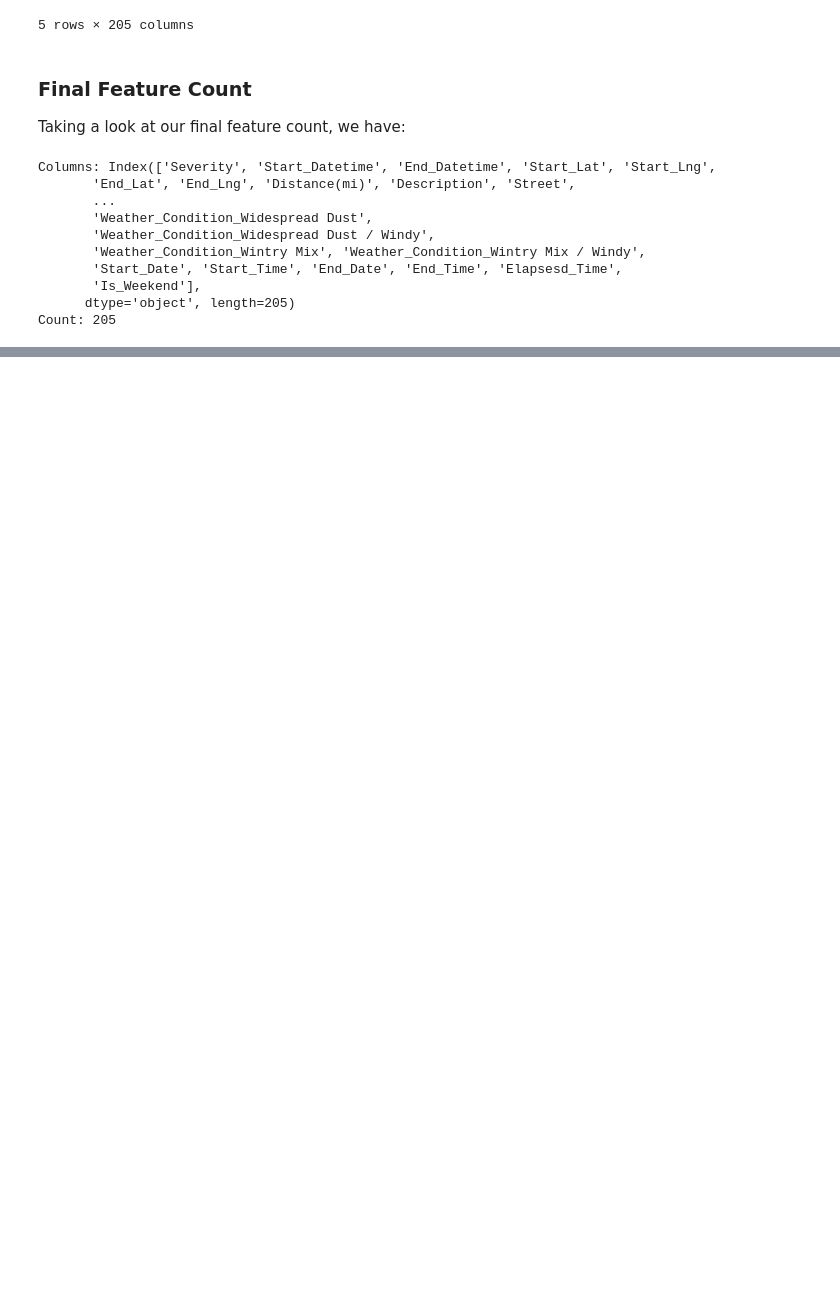
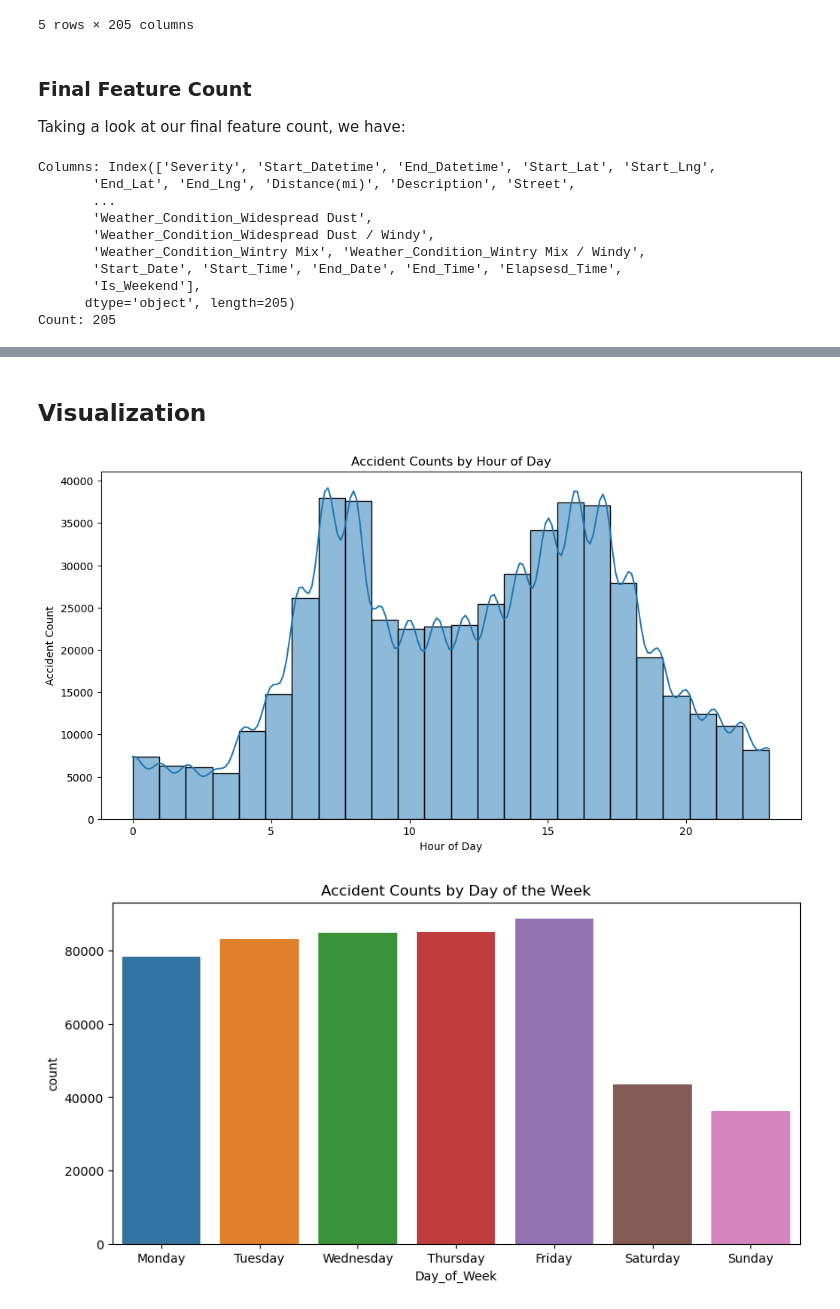
Before and after one commit to tikkikkit21/TrafficAccidentPrediction, a Jupyter notebook: process_dataset.ipynb, the cells around one changed output, grey strips where cells are left out. Cells and saved outputs as stored; diff of their text form; code cells hidden in the pictures; blank space fills up the shorter version.

```diff
--- a/process_dataset.ipynb
+++ b/process_dataset.ipynb
@@ -157,0 +173,20 @@ Count: 205
+# %%
+from datetime import datetime
+
+def calculate_elapsed_time(start_times, end_times, time_format='%Y-%m-%d %H:%M:%S'):
+    elapsed_times = []
+    for start, end in zip(start_times, end_times):
+        try:
+            start_dt = datetime.strptime(start, time_format)
+            end_dt = datetime.strptime(end, time_format)
+            elapsed_time = (end_dt - start_dt).total_seconds() / 60  # Convert to minutes
+            elapsed_times.append(elapsed_time)
+        except Exception as e:
+            elapsed_times.append(None)
+    return pd.Series(elapsed_times)
+
+
+if 'Start_Datetime' in df.columns and 'End_Datetime' in df.columns:
+    df['Elapsed_Time'] = calculate_elapsed_time(df['Start_Datetime'], df['End_Datetime'])
+else:
+    print("Error: 'Start_Datetime' or 'End_Datetime' column is missing in the DataFrame.")
@@ -157,0 +202,2 @@ Count: 205
+# %% [markdown]
+## Visualization
@@ -157,0 +211,19 @@ Count: 205
+# %%
+# Accident count by time of day (hour)
+df['Hour'] = pd.to_datetime(df['Start_Datetime']).dt.hour
+plt.figure(figsize=(12, 6))
+sns.histplot(df['Hour'], bins=24, kde=True)
+plt.title("Accident Counts by Hour of Day")
+plt.xlabel("Hour of Day")
+plt.ylabel("Accident Count")
+plt.show()
+
+# Accident count by day of the week
+df['Day_of_Week'] = pd.to_datetime(df['Start_Date']).dt.day_name()
+plt.figure(figsize=(10, 5))
+sns.countplot(data=df, x='Day_of_Week', order=['Monday', 'Tuesday', 'Wednesday', 'Thursday', 'Friday', 'Saturday', 'Sunday'])
+plt.title("Accident Counts by Day of the Week")
+plt.show()
+# %% [output]
+[figure, added]
+[figure, added]
```
Also changed, not shown: parts of 5 cells of this notebook.
